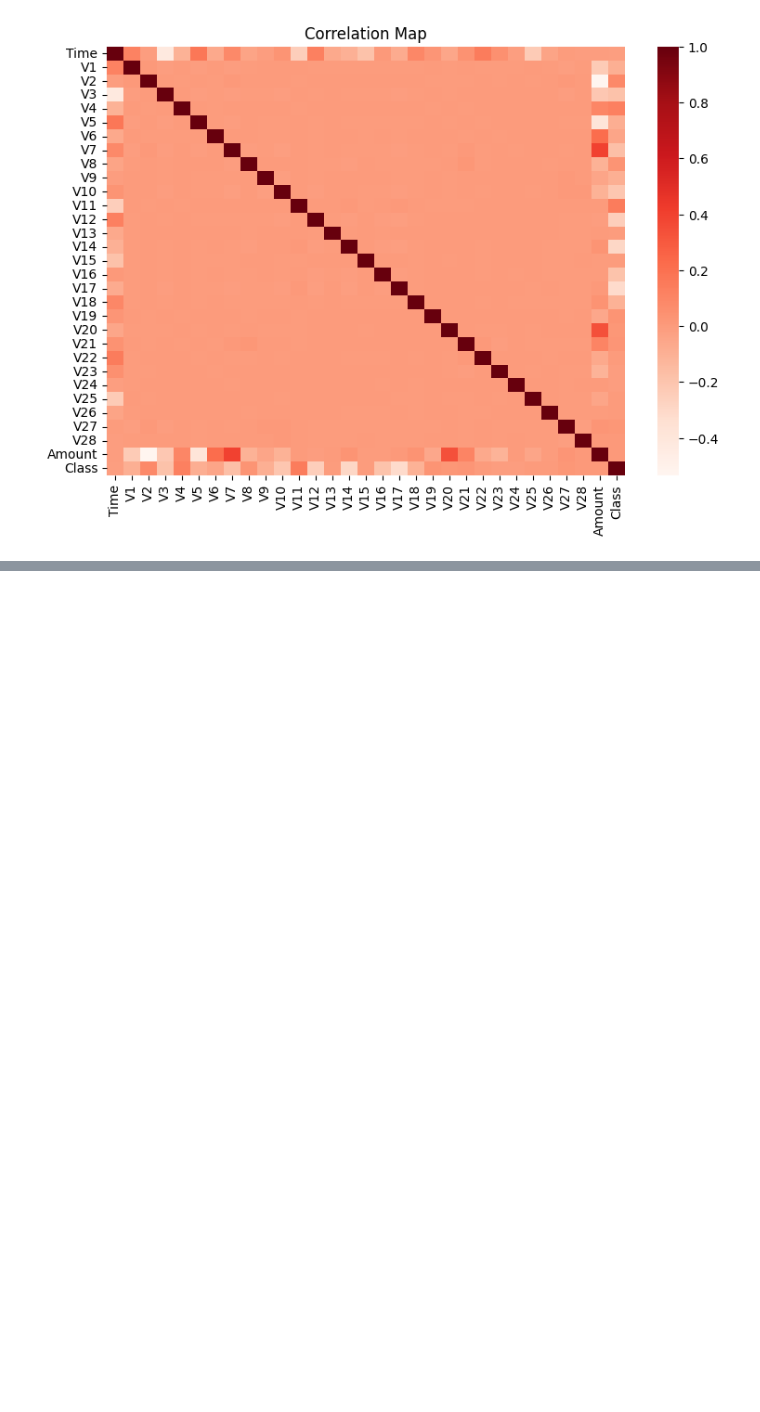
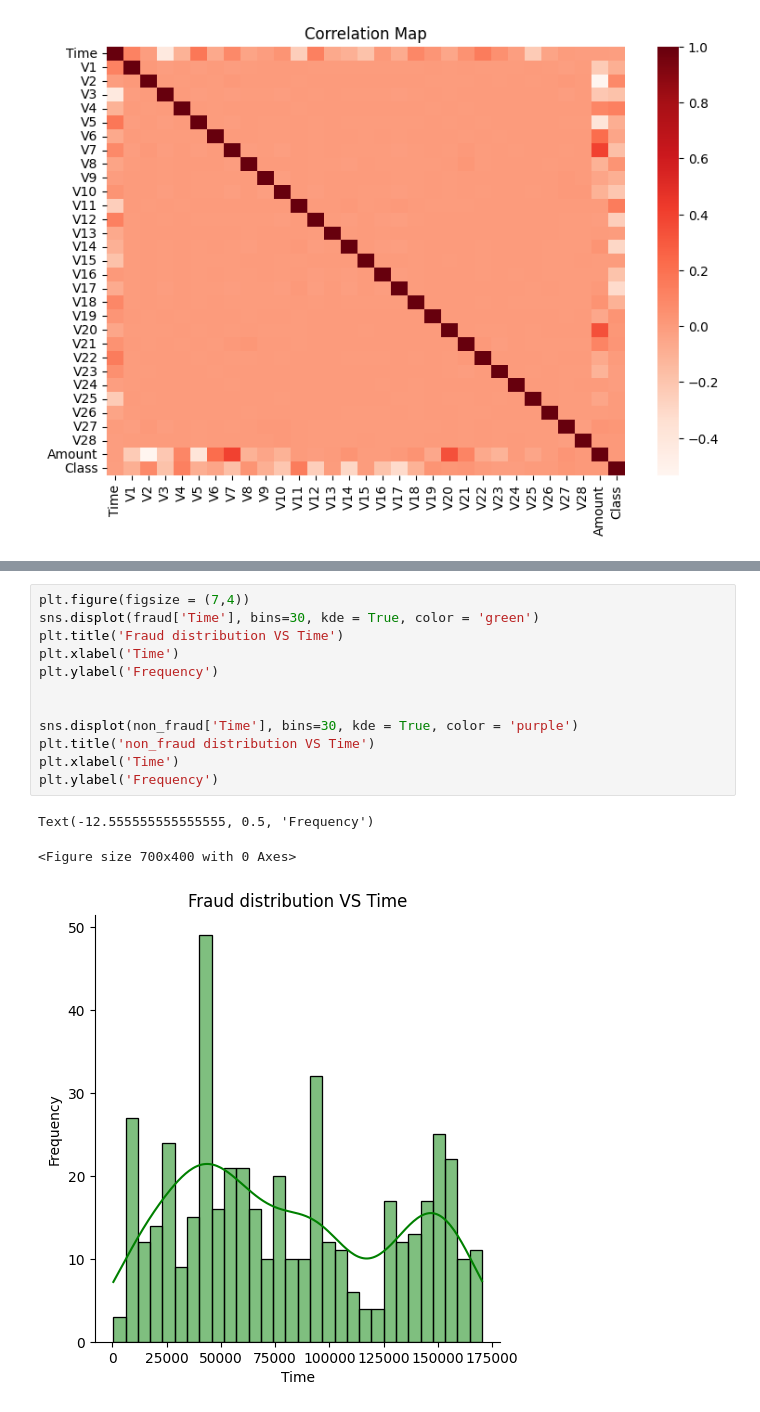
Before and after one commit to Acheinu/Codsoft, a Jupyter notebook: codsoft_creditcard.ipynb, the cells around one changed output, grey strips where cells are left out. Saved outputs shown, nothing was run; the diff lists cells and outputs as text; blank space fills up the shorter version.

```diff
--- a/codsoft_creditcard.ipynb
+++ b/codsoft_creditcard.ipynb
@@ -359,0 +336,16 @@ plt.show()
+# %%
+plt.figure(figsize = (7,4))
+sns.displot(fraud['Time'], bins=30, kde = True, color = 'green')
+plt.title('Fraud distribution VS Time')
+plt.xlabel('Time')
+plt.ylabel('Frequency')
+
+
+sns.displot(non_fraud['Time'], bins=30, kde = True, color = 'purple')
+plt.title('non_fraud distribution VS Time')
+plt.xlabel('Time')
+plt.ylabel('Frequency')
+# %% [output]
+Text(-12.555555555555555, 0.5, 'Frequency')
+<Figure size 700x400 with 0 Axes>
+[figure, added]
```
Also changed, not shown: parts of 7 cells of this notebook.
